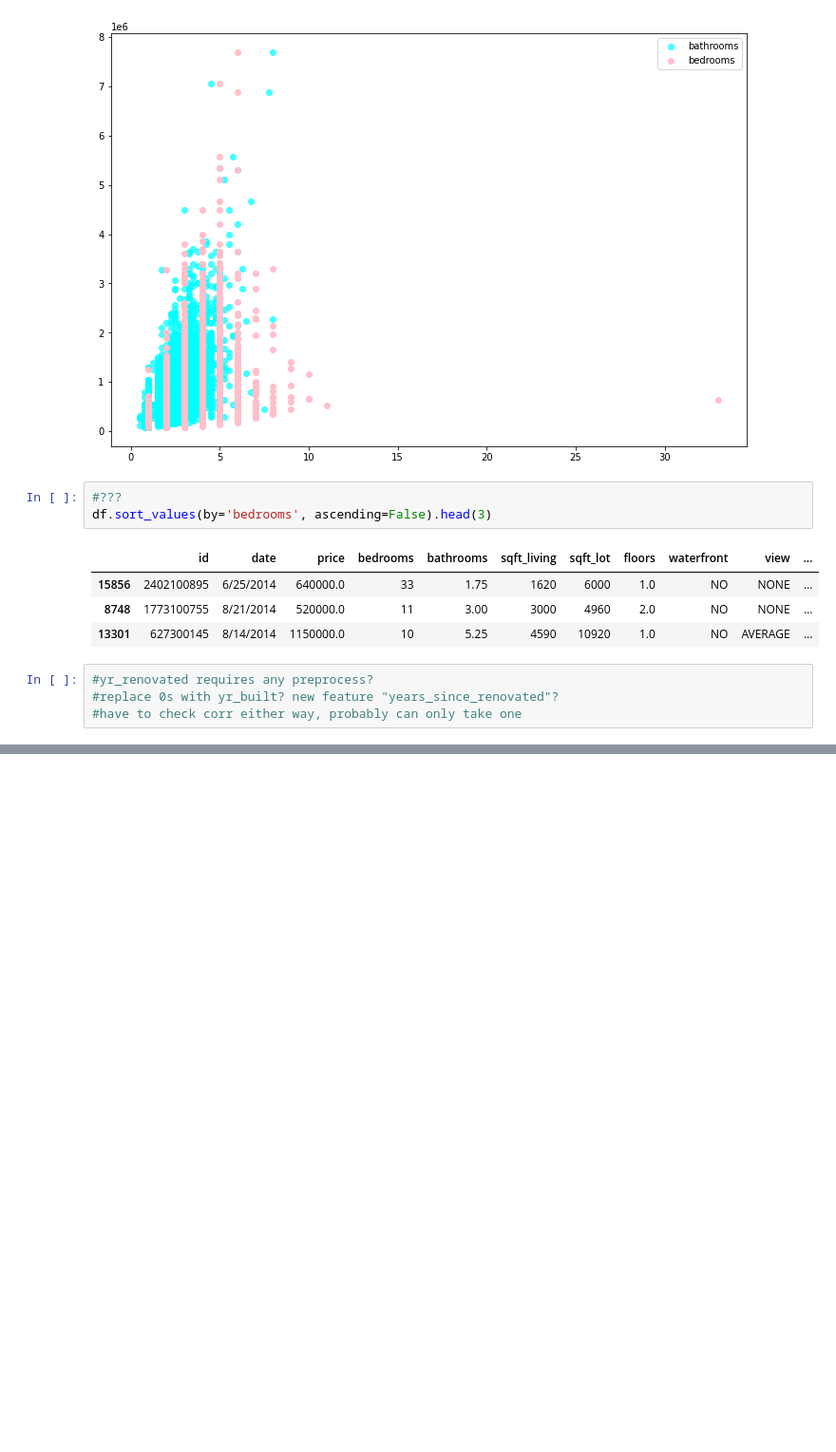
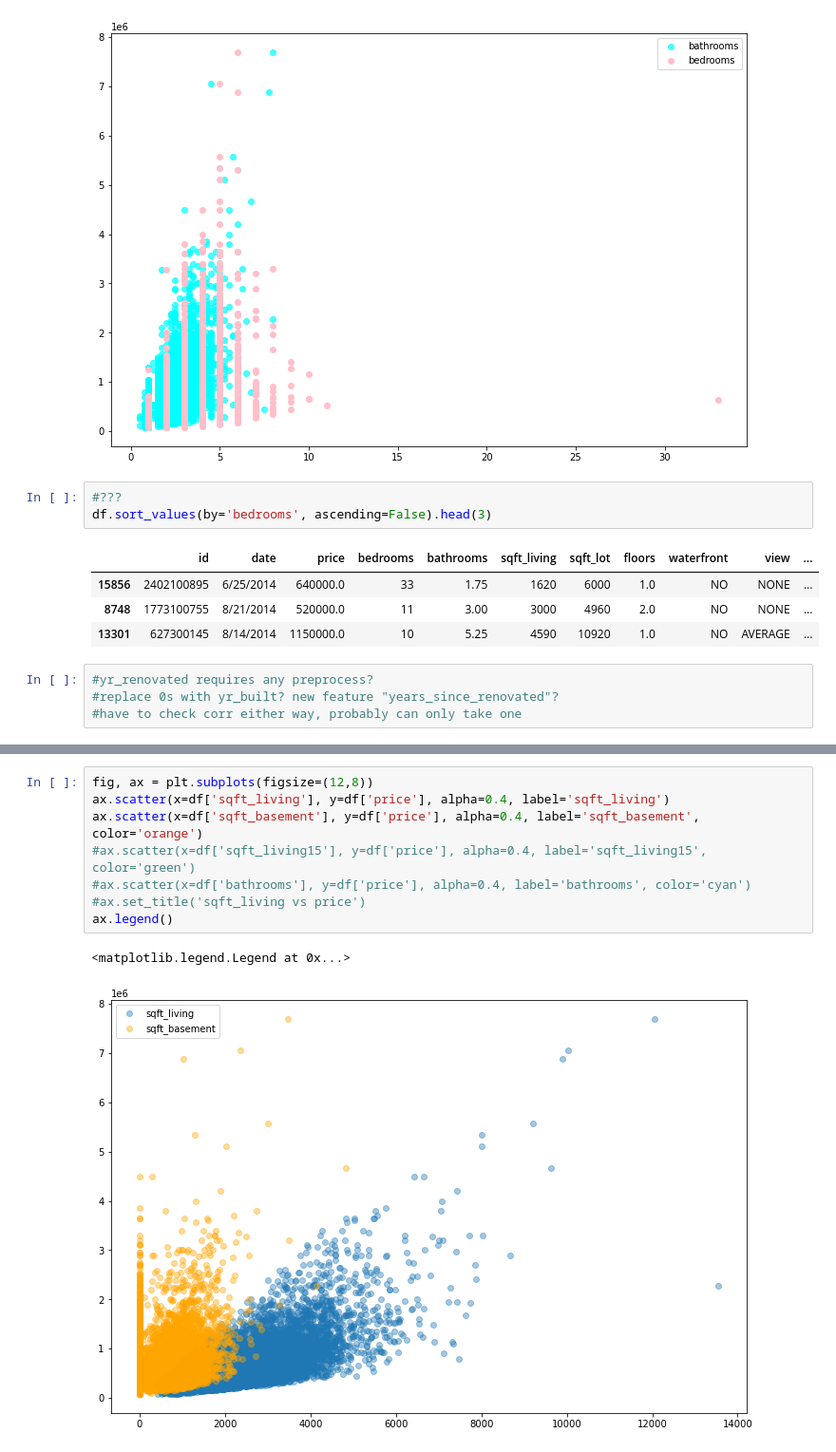
Before and after one commit to kaiuechi/flatiron-real-estate-modeling, a Jupyter notebook: code/draft.ipynb, the cells around one changed output, grey strips where cells are left out. Shown: that part at 95% size. Cells and saved outputs as stored; diff of their text form; blank space fills up the shorter version.

```diff
--- a/code/draft.ipynb
+++ b/code/draft.ipynb
@@ -145,0 +542,11 @@ Validation score: 0.4917274459260839
+# %%
+fig, ax = plt.subplots(figsize=(12,8))
+ax.scatter(x=df['sqft_living'], y=df['price'], alpha=0.4, label='sqft_living')
+ax.scatter(x=df['sqft_basement'], y=df['price'], alpha=0.4, label='sqft_basement', color='orange')
+#ax.scatter(x=df['sqft_living15'], y=df['price'], alpha=0.4, label='sqft_living15', color='green')
+#ax.scatter(x=df['bathrooms'], y=df['price'], alpha=0.4, label='bathrooms', color='cyan')
+#ax.set_title('sqft_living vs price')
+ax.legend()
+# %% [output]
+<matplotlib.legend.Legend at 0x...>
+[figure, added]
```
Also changed, not shown: parts of 42 cells of this notebook.
